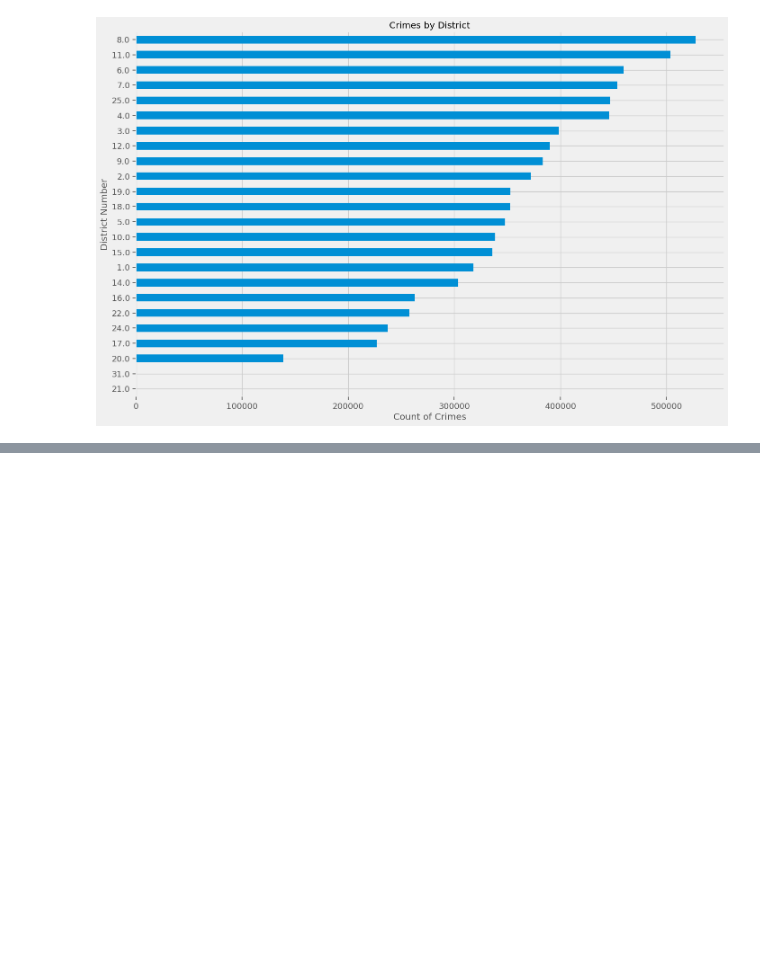
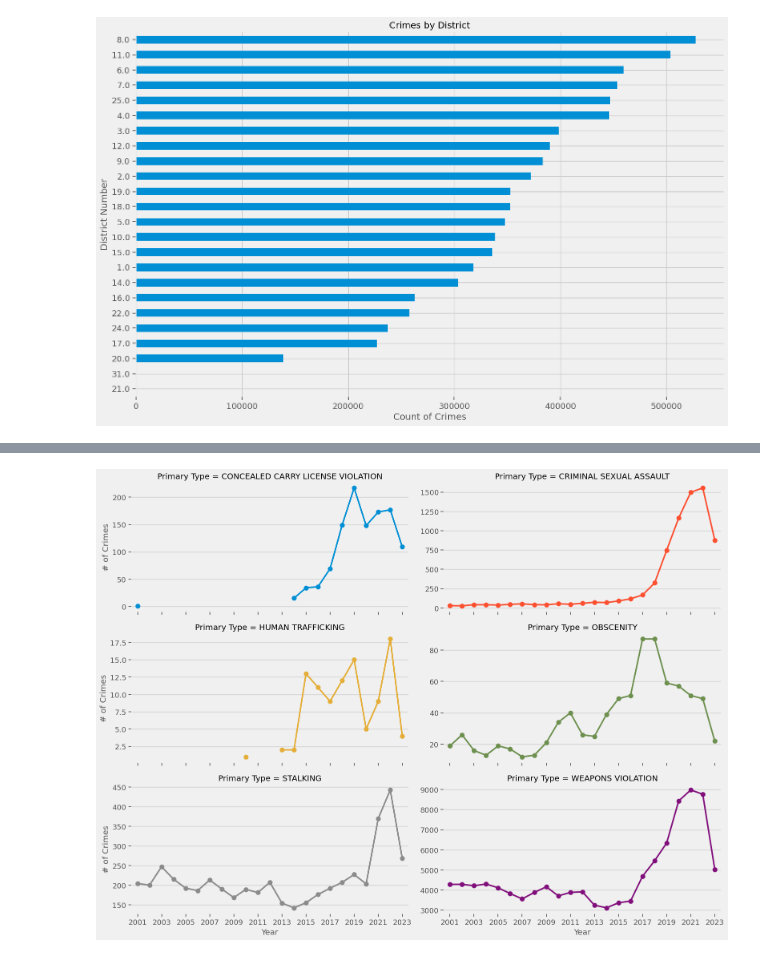
Before and after one commit to jonnunez92/Project-4---Chicago-Crime-Data, a Jupyter notebook: Project 4_Part 1 - Chicago Crime Data - Jonathan Nunez.ipynb, the cells around one changed output, grey strips where cells are left out. Saved outputs shown, nothing was run; the diff lists cells and outputs as text; code cells hidden in the pictures; blank space fills up the shorter version.

```diff
--- a/Project 4_Part 1 - Chicago Crime Data - Jonathan Nunez.ipynb
+++ b/Project 4_Part 1 - Chicago Crime Data - Jonathan Nunez.ipynb
@@ -272,0 +378,4 @@ plt.title('Crimes by District');
+# %%
+# looping through the value counts series
+val_counts_by_year = df2.groupby('Primary Type')['Year'].value_counts()
+val_counts_by_year
@@ -272,0 +396,3 @@ plt.title('Crimes by District');
+# %%
+crime_list = val_counts_by_year.index.levels[0]
+crime_list
@@ -272,0 +441,15 @@ plt.title('Crimes by District');
+# %%
+positive_crime_trend = []
+
+for crime in crime_list:
+    min_indx, max_indx = val_counts_by_year.loc[crime].agg(['idxmin', 'idxmax'])
+    min_val, max_val = val_counts_by_year.loc[crime].agg(['min', 'max'])
+
+    if max_indx > min_indx:
+        print(crime)
+        print('Min', 'Max')
+        print(min_indx, max_indx)
+        print(min_val, max_val)
+        print('')
+
+        positive_crime_trend.append(crime)
@@ -272,0 +483,3 @@ plt.title('Crimes by District');
+# %%
+plot_positive_trend = plot_df2[plot_df2['Primary Type'].isin(positive_crime_trend)].reset_index()
+plot_positive_trend
@@ -272,0 +500,7 @@ plt.title('Crimes by District');
+# %%
+a = sns.catplot(data=plot_positive_trend, x='Year', y='# of Crimes',
+                hue='Primary Type', col='Primary Type',col_wrap=2, aspect=2,
+            height=4,kind='point',sharey=False)
+plt.xticks(np.arange(0,23, step=2));
+# %% [output]
+[figure, added]
```
Also changed, not shown: parts of 22 cells of this notebook.
